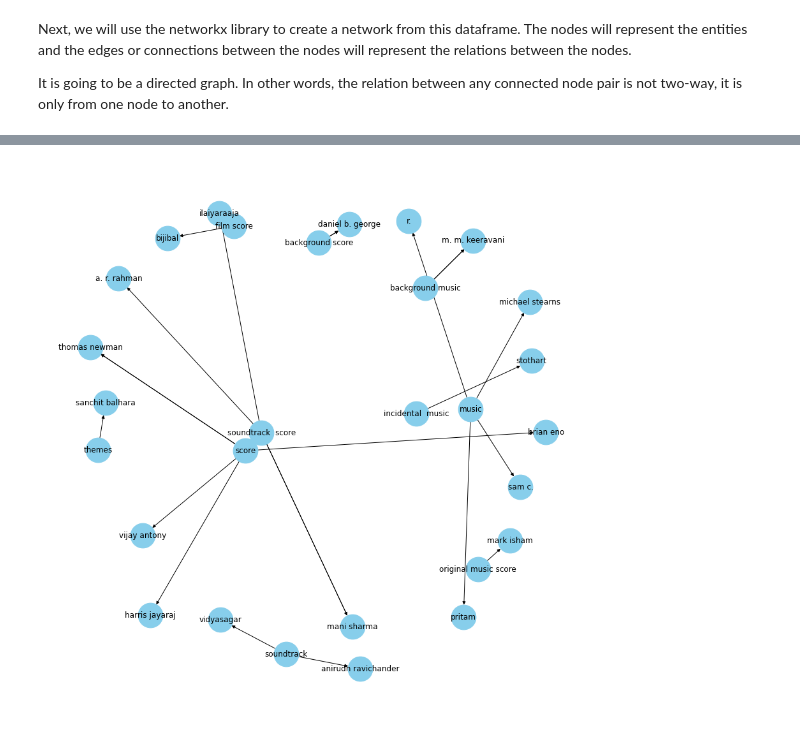
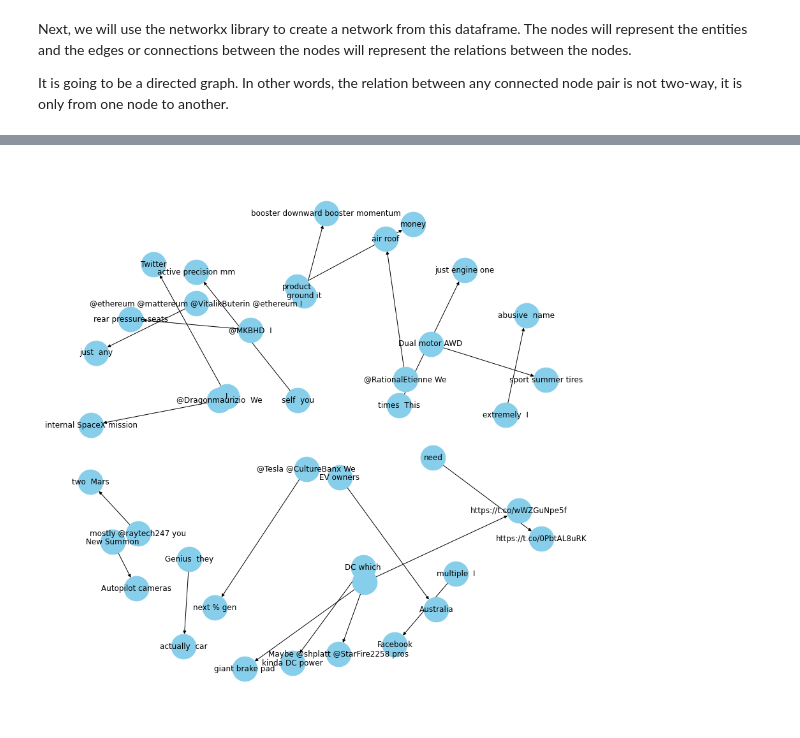
Before and after one commit to nicklin37/kg-via-dl, a Jupyter notebook: knowledge_graph/knowledge_graph.ipynb, the cells around one changed output, grey strips where cells are left out. Drawn from its saved outputs; the diff is of its cells as text; code cells hidden in the pictures.

```diff
--- a/knowledge_graph/knowledge_graph.ipynb
+++ b/knowledge_graph/knowledge_graph.ipynb
@@ -177,6 +177,6 @@ pd.set_option('display.max_colwidth', 200)
 %matplotlib inline
 # %%
 # import wikipedia sentences
-candidate_sentences = pd.read_csv("./input/wiki_sentences_v2.csv")
+candidate_sentences = pd.read_csv("./input/TweetsElonMusk.csv")
 candidate_sentences.shape
 # %% [output]
@@ -308,7 +308,7 @@ Now we can use this function to extract these entity pairs for all the sentences
 # %%
 entity_pairs = []
 
-for i in tqdm(candidate_sentences["sentence"]):
+for i in tqdm(candidate_sentences["tweet"]):
   entity_pairs.append(get_entities(i))
 # %% [markdown]
 The list entity_pairs contains all the subject-object pairs from the Wikipedia sentences. Let’s have a look at a few of them:
@@ -430,10 +445,10 @@ So, it’s advisable to use only a few important relations to visualize a graph.
 # %%
-G=nx.from_pandas_edgelist(kg_df[kg_df['edge']=="composed by"], "source", "target",
+G=nx.from_pandas_edgelist(kg_df[kg_df['edge']=="use"], "source", "target",
                           edge_attr=True, create_using=nx.MultiDiGraph())
 
 plt.figure(figsize=(12,12))
-pos = nx.spring_layout(G, k = 0.5) # k regulates the distance between nodes
+pos = nx.spring_layout(G, k = 0.5)
 nx.draw(G, with_labels=True, node_color='skyblue', node_size=1500, edge_cmap=plt.cm.Blues, pos = pos)
 plt.show()
 # %% [output]
-[figure, old version]
+[figure, new version]
```
Also changed, not shown: parts of 15 cells of this notebook, 2 other files.
